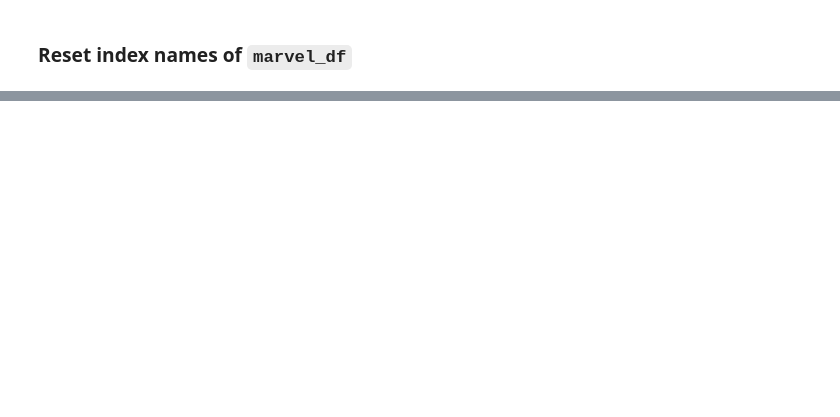
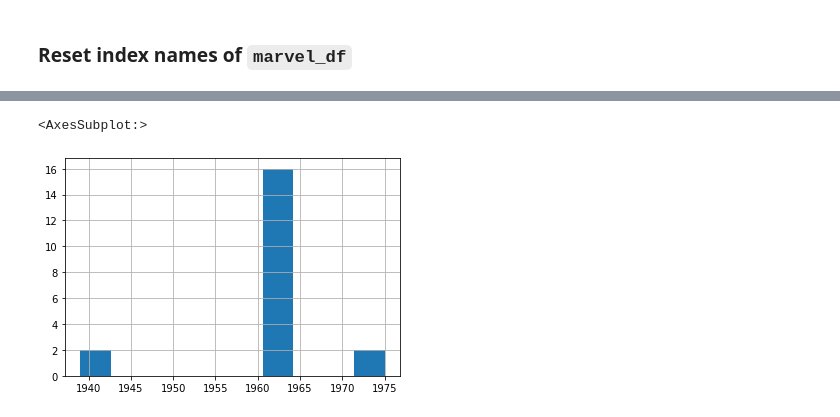
Before and after one commit to JinKim1221/Python_DataAnalytics, a Jupyter notebook: Pandas/4 - Pandas DataFrames exercises.ipynb, the cells around one changed output, grey strips where cells are left out. Cells and saved outputs as stored; diff of their text form; code cells hidden in the pictures; blank space fills up the shorter version.

```diff
--- a/Pandas/4 - Pandas DataFrames exercises.ipynb
+++ b/Pandas/4 - Pandas DataFrames exercises.ipynb
@@ -578,3 +613,9 @@ marvel_df.first_appearance.plot()
 ### Plot a histogram (plot.hist) with values of `first_appearance`
 # %%
 # your code goes here
+
+# plt.hist(marvel_df.first_appearance)
+marvel_df['first_appearance'].hist()
+# %% [output]
+<AxesSubplot:>
+[figure, added]
```
Also changed, not shown: parts of 13 cells of this notebook.
